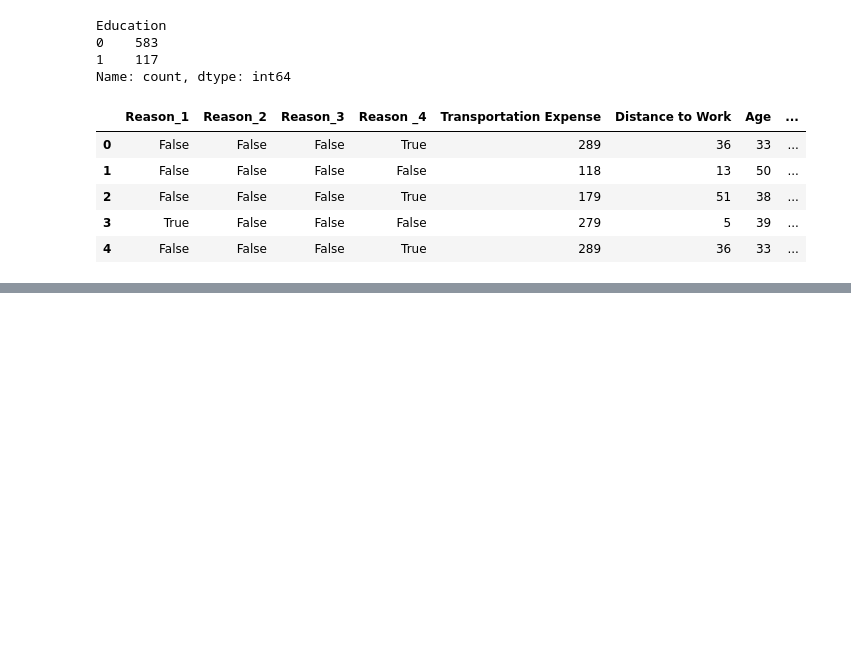
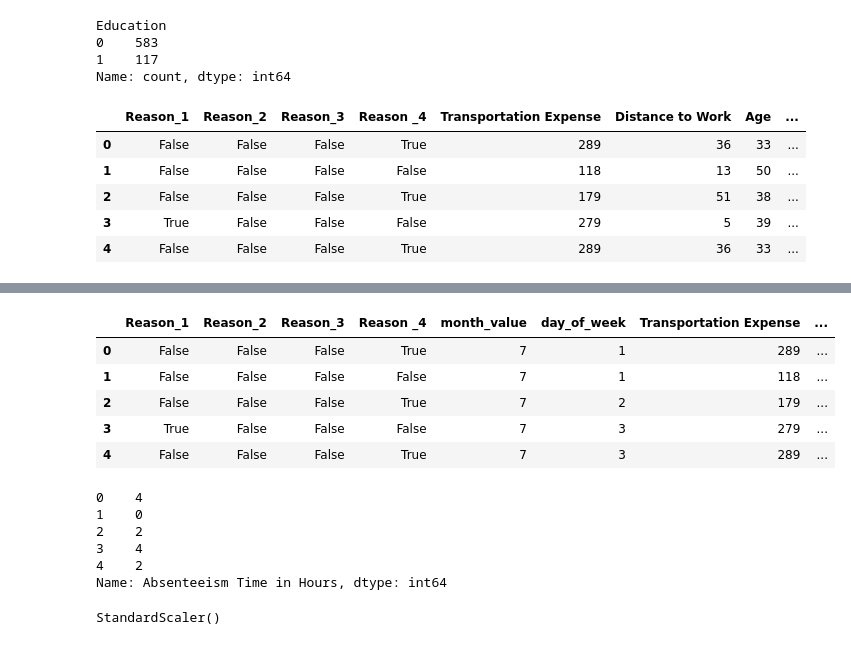
Before and after one commit to PhoenixDwarf/FORK-Inteligencia-artificial-computacion-U, a Jupyter notebook: Kaggle Project/absenteeism-at-work.ipynb, the cells around one changed output, grey strips where cells are left out. Saved outputs shown, nothing was run; the diff lists cells and outputs as text; code cells hidden in the pictures; blank space fills up the shorter version.

```diff
--- a/Kaggle Project/absenteeism-at-work.ipynb
+++ b/Kaggle Project/absenteeism-at-work.ipynb
@@ -373,0 +403,9 @@ df_processed.to_csv('archive/processed_data.csv')
+# %%
+unscaled_inputs.head()
+# %% [output]
+|  | Reason_1 | Reason_2 | Reason_3 | Reason _4 | month_value | day_of_week | Transportation Expense | ... |
+| 0 | False | False | False | True | 7 | 1 | 289 | ... |
+| 1 | False | False | False | False | 7 | 1 | 118 | ... |
+| 2 | False | False | False | True | 7 | 2 | 179 | ... |
+| 3 | True | False | False | False | 7 | 3 | 279 | ... |
+| 4 | False | False | False | True | 7 | 3 | 289 | ... |
@@ -373,0 +414,9 @@ df_processed.to_csv('archive/processed_data.csv')
+# %%
+targets.head()
+# %% [output]
+0    4
+1    0
+2    2
+3    4
+4    2
+Name: Absenteeism Time in Hours, dtype: int64
@@ -373,0 +425,4 @@ df_processed.to_csv('archive/processed_data.csv')
+# %%
+scaler.fit(unscaled_inputs)
+# %% [output]
+StandardScaler()
```
Also changed, not shown: parts of 29 cells of this notebook.
